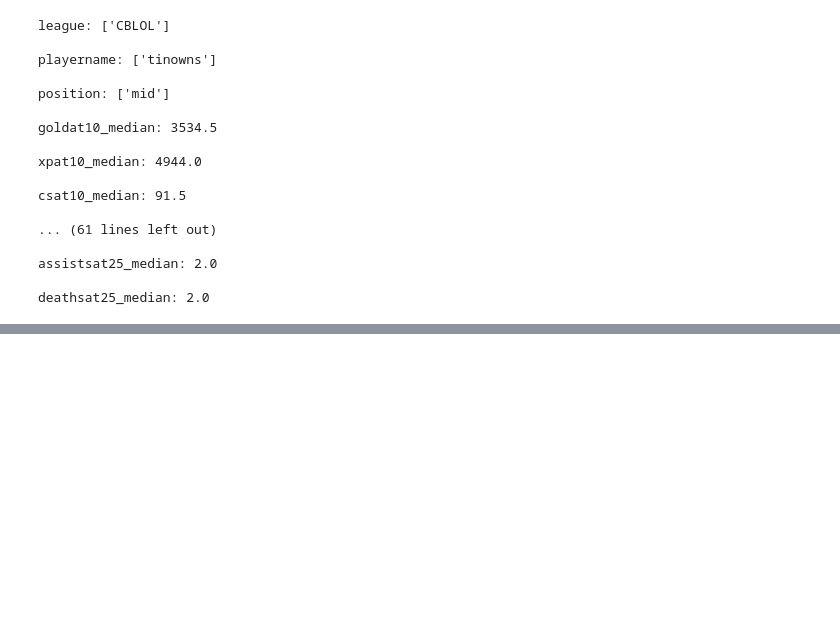
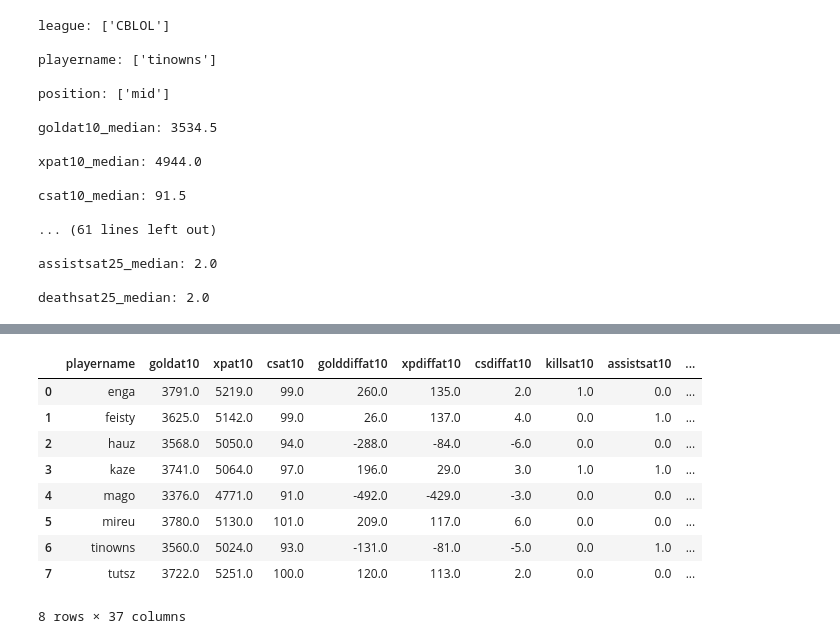
Before and after one commit to yagoandradelima/data-analysis-python, a Jupyter notebook: lol/codes/cblol_2026.ipynb, the cells around one changed output, grey strips where cells are left out. Saved outputs shown, nothing was run; the diff lists cells and outputs as text; code cells hidden in the pictures; blank space fills up the shorter version.

```diff
--- a/lol/codes/cblol_2026.ipynb
+++ b/lol/codes/cblol_2026.ipynb
@@ -123,0 +106,6 @@ deathsat25_median: 2.0
+# %%
+# Criando uma célula para dados base do CBLOL
+# Sempre rodar essa célula quando houver necessidade de retomar os dados base, sem modificações na fonte
+cblol_data = data[data["league"] == "CBLOL"]
+cblol_mid_data = cblol_data[cblol_data["position"] == "mid"]
+cblol_mid_data = cblol_mid_data[colunas_desempenho_por_tempo]
@@ -123,0 +120,13 @@ deathsat25_median: 2.0
+# %%
+base_visual
+# %% [output]
+|  | playername | goldat10 | xpat10 | csat10 | golddiffat10 | xpdiffat10 | csdiffat10 | killsat10 | assistsat10 | ... |
+| 0 | enga | 3791.0 | 5219.0 | 99.0 | 260.0 | 135.0 | 2.0 | 1.0 | 0.0 | ... |
+| 1 | feisty | 3625.0 | 5142.0 | 99.0 | 26.0 | 137.0 | 4.0 | 0.0 | 1.0 | ... |
+| 2 | hauz | 3568.0 | 5050.0 | 94.0 | -288.0 | -84.0 | -6.0 | 0.0 | 0.0 | ... |
+| 3 | kaze | 3741.0 | 5064.0 | 97.0 | 196.0 | 29.0 | 3.0 | 1.0 | 1.0 | ... |
+| 4 | mago | 3376.0 | 4771.0 | 91.0 | -492.0 | -429.0 | -3.0 | 0.0 | 0.0 | ... |
+| 5 | mireu | 3780.0 | 5130.0 | 101.0 | 209.0 | 117.0 | 6.0 | 0.0 | 0.0 | ... |
+| 6 | tinowns | 3560.0 | 5024.0 | 93.0 | -131.0 | -81.0 | -5.0 | 0.0 | 1.0 | ... |
+| 7 | tutsz | 3722.0 | 5251.0 | 100.0 | 120.0 | 113.0 | 2.0 | 0.0 | 0.0 | ... |
+8 rows × 37 columns
```
Also changed, not shown: parts of 10 cells of this notebook, 2 other files.
